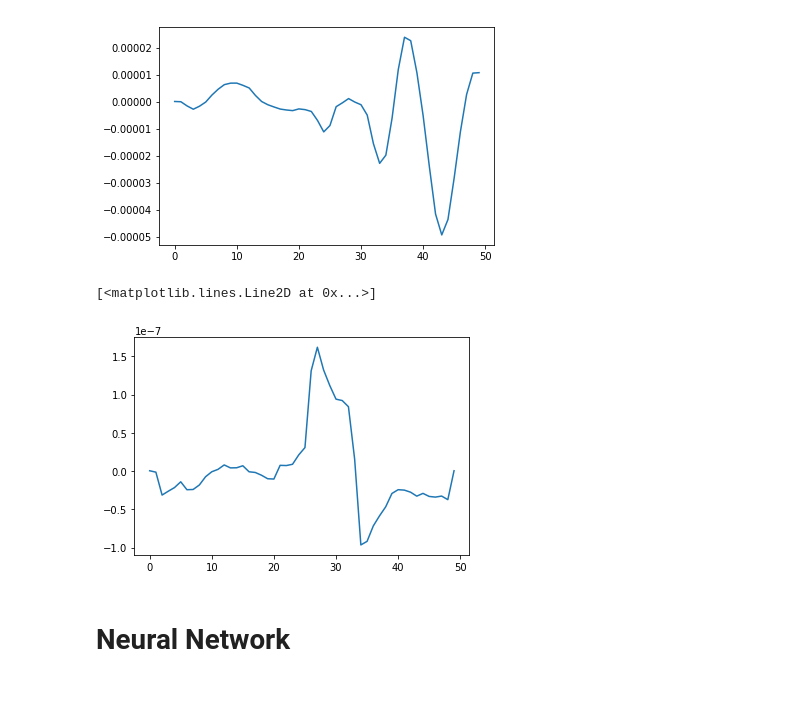
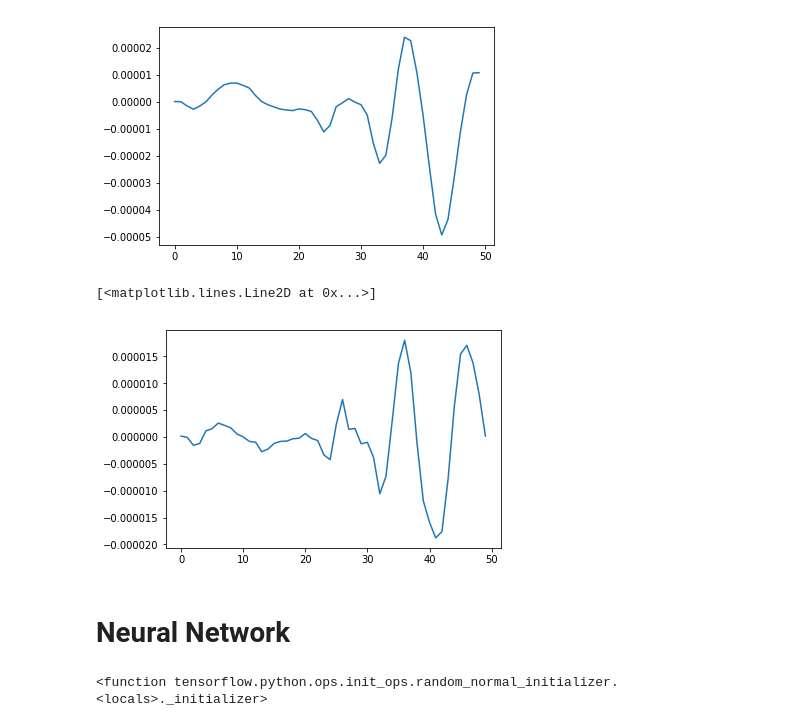
Before and after one commit to Smith42/neuralnet-mcg, a Jupyter notebook: prototypeThree.ipynb, the cells around one changed output. Drawn from its saved outputs; the diff is of its cells as text; code cells hidden in the pictures; blank space fills up the shorter version.

```diff
--- a/prototypeThree.ipynb
+++ b/prototypeThree.ipynb
@@ -100,9 +115,16 @@ def getGraphs(coilData):
 # %%
 classData, coilData = importPickle("./inData/6060DataFrame.pkl")
-expand = True
+expand = True # Artificially expand the data?
+sepSQUID = True # Separate each mcg from each SQUID?
 coilData = processCoilData(coilData, expand)
-classDataOH = processClassData(classData, expand)
-coilData = np.reshape(coilData,[240000,50,1]) # [16000,750,1] = [240000,50,1] if SQUID splitting
+classDataOH = processClassData(classData, expand, sepSQUID)
+
+if sepSQUID == True:
+    coilData = np.reshape(coilData,[240000,50,1]) # [16000,750,1] = [240000,50,1] if SQUID splitting
+
+if sepSQUID == False:
+    coilData = np.reshape(coilData,[16000,750,1]) # [16000,750,1] = [240000,50,1] if SQUID splitting
+
 print(classDataOH.shape)
 print(coilData.shape)
 #getGraphs(coilData[:400])
@@ -118,10 +140,10 @@ plt.plot(cumulative)
 [<matplotlib.lines.Line2D at 0x...>]
 [figure]
 # %%
-plt.plot(coilData[1,0:50])
+plt.plot(coilData[50,0:50])
 # %% [output]
 [<matplotlib.lines.Line2D at 0x...>]
-[figure, old version]
+[figure, new version]
 # %% [markdown]
 # Neural Network
 # %%
@@ -130,27 +152,33 @@ tf.reset_default_graph()
 tflearn.initializations.normal()
 
 # Input layer:
-net = tflearn.layers.core.input_data(shape=[None, 50, 1])
+if sepSQUID == True:
+    net = tflearn.layers.core.input_data(shape=[None, 50, 1])
+
+if sepSQUID == False:
+    net = tflearn.layers.core.input_data(shape=[None, 750, 1])
 
 # First layer:
-net = tflearn.layers.conv.conv_1d(net, 32, 8, activation="relu")
+net = tflearn.layers.conv.conv_1d(net, 32, 5, activation="leaky_relu")
 net = tflearn.layers.conv.max_pool_1d(net, 2)
 
 # Second layer:
-net = tflearn.layers.conv.conv_1d(net, 64, 8, activation="relu")
+net = tflearn.layers.conv.conv_1d(net, 64, 5, activation="leaky_relu")
 net = tflearn.layers.conv.max_pool_1d(net, 2)
 
 # Fully connected layer 1:
-net = tflearn.layers.core.fully_connected(net, 1024, activation="relu")
+net = tflearn.layers.core.fully_connected(net, 1024, activation="leaky_relu")
 
 # Fully connected layer 2:
 # net = tflearn.layers.core.fully_connected(net, 256, activation="relu")
 
 # Output layer:
-net = tflearn.layers.core.fully_connected(net, 2, activation="sigmoid")
+net = tflearn.layers.core.fully_connected(net, 2, activation="softmax")
 
-net = tflearn.layers.estimator.regression(net, optimizer='sgd', loss='softmax_categorical_crossentropy',\
+net = tflearn.layers.estimator.regression(net, optimizer='adam', loss='categorical_crossentropy',\
                          learning_rate=0.00001)
+# %% [output]
+<function tensorflow.python.ops.init_ops.random_normal_initializer.<locals>._initializer>
 # %%
 model = tflearn.DNN(net, tensorboard_verbose=3)
 model.fit(coilData, classDataOH, show_metric=True)
```
Also changed, not shown: parts of 3 cells of this notebook, 3 other files.
